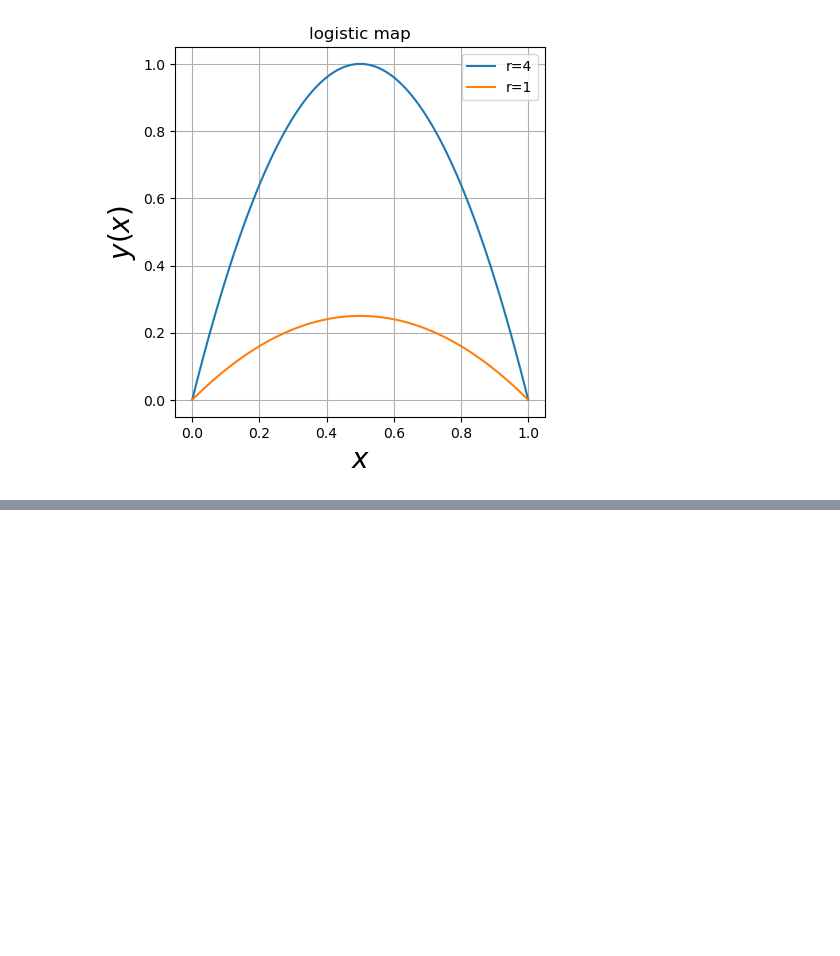
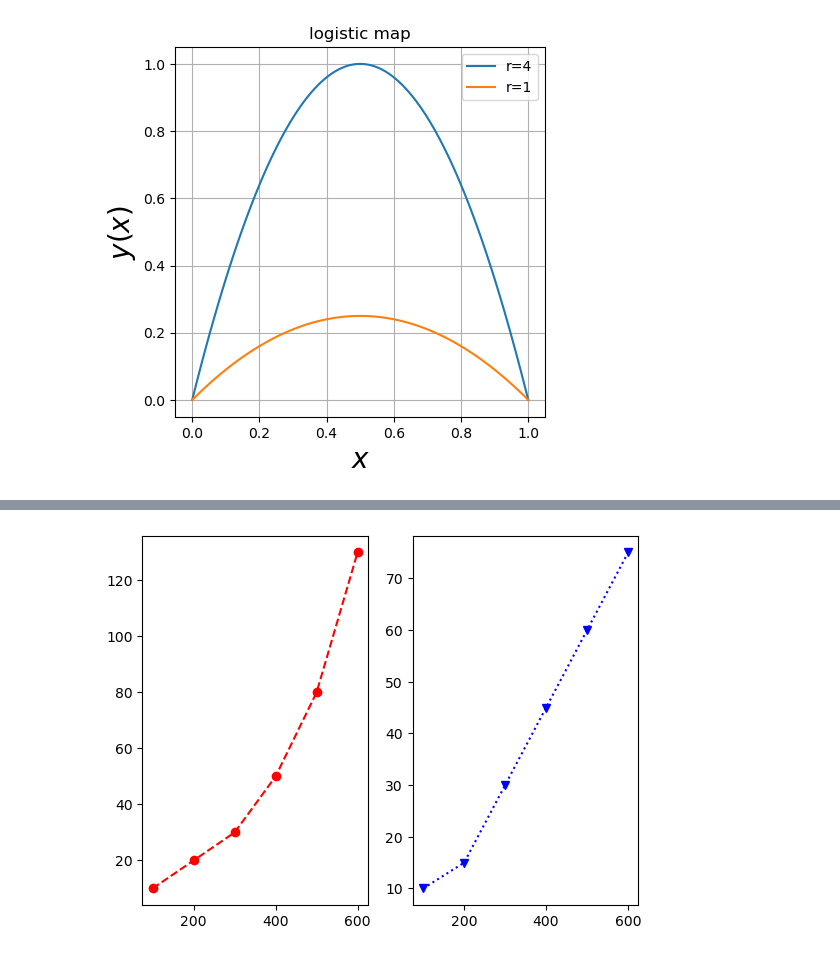
Before and after one commit to mingleeeeee/KanazawaRobotics2023, a Jupyter notebook: graph.ipynb, the cells around one changed output, grey strips where cells are left out. Cells and saved outputs as stored; diff of their text form; code cells hidden in the pictures; blank space fills up the shorter version.

```diff
--- a/graph.ipynb
+++ b/graph.ipynb
@@ -80,0 +92,18 @@ plt.show()
+# %%
+import matplotlib.pyplot as plt
+
+x = [100, 200, 300, 400, 500, 600]
+y1 = [10, 20, 30, 50, 80, 130]
+y2 = [10, 15, 30, 45, 60, 75]
+
+fig = plt.figure()
+
+# 1行2列に分割した中の1(左側)
+ax1 = fig.add_subplot(1, 2, 1)
+ax1.plot(x, y1, marker="o", color = "red", linestyle = "--")
+
+# 1行2列に分割した中の2(右側)
+ax2 = fig.add_subplot(1, 2, 2)
+ax2.plot(x, y2, marker="v", color = "blue", linestyle = ":");
+# %% [output]
+[figure, added]
```
Also changed, not shown: parts of 1 cell of this notebook.
